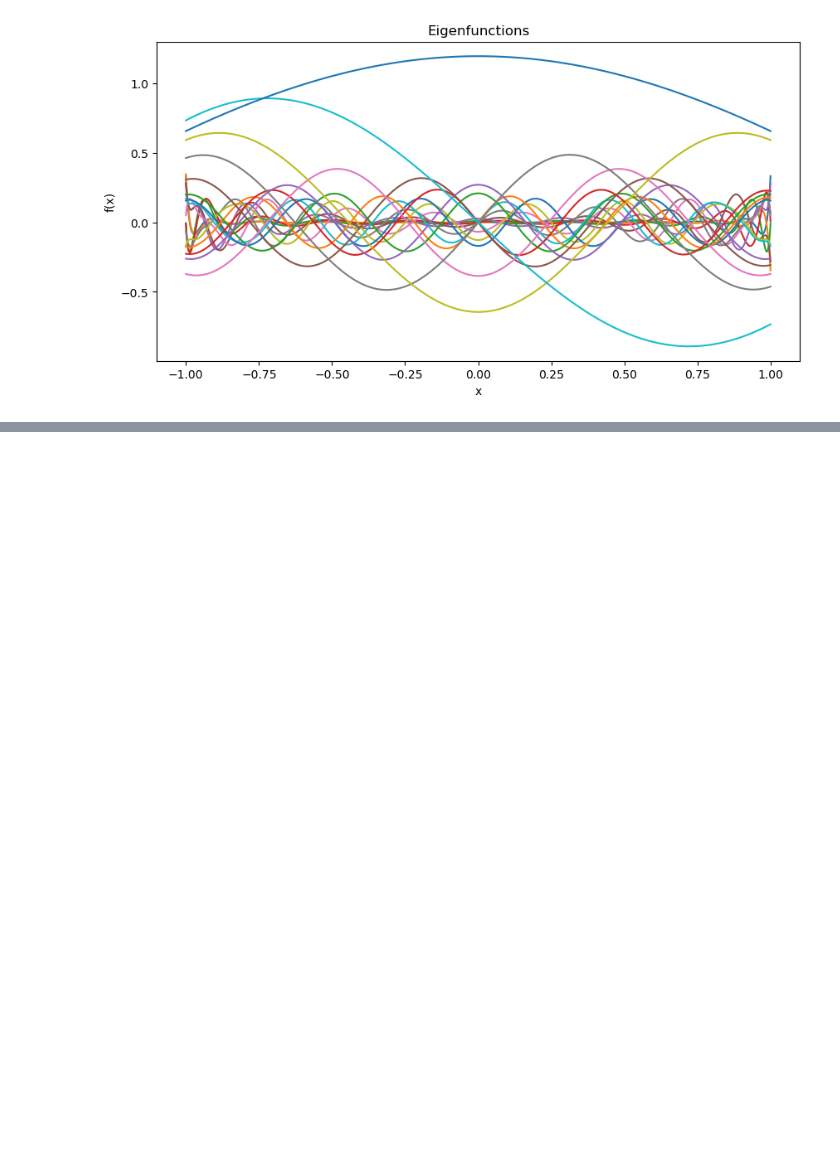
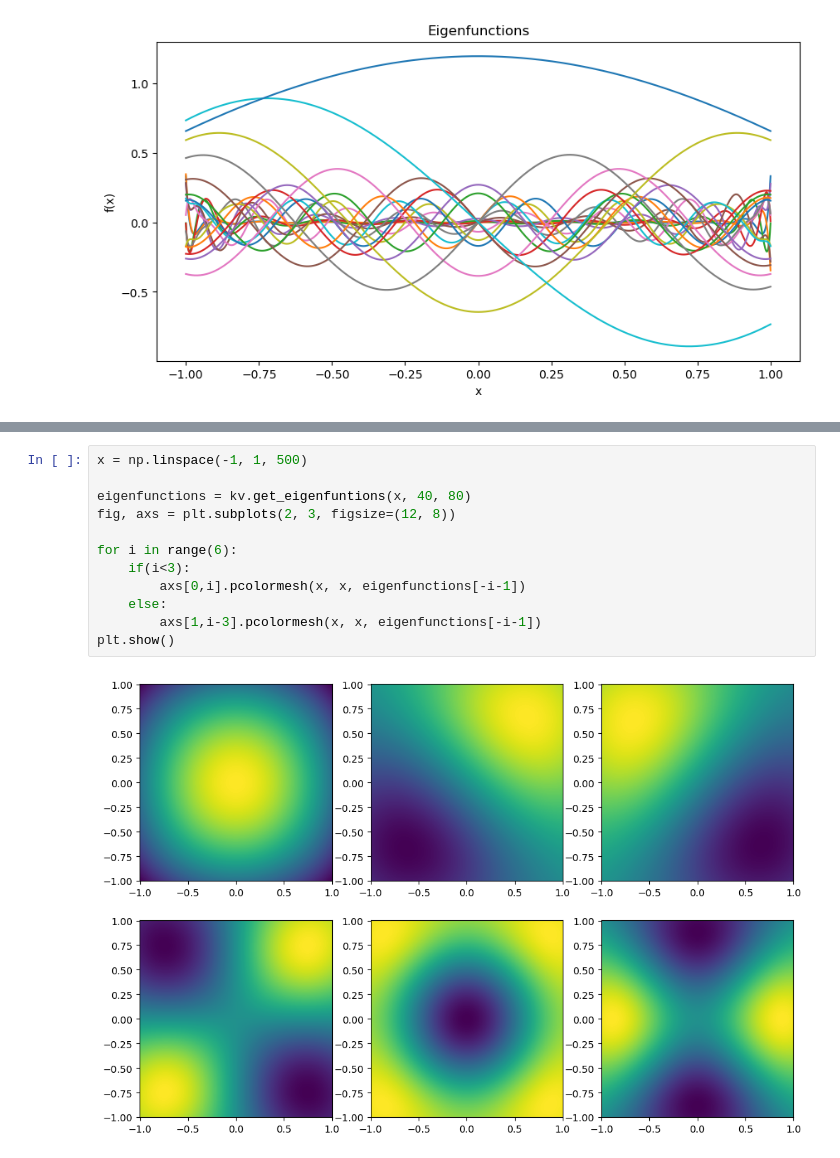
Before and after one commit to SED0280/BakalarkaCode, a Jupyter notebook: Gausova Kvadratura.ipynb, the cells around one changed output, grey strips where cells are left out. Cells and saved outputs as stored; diff of their text form; blank space fills up the shorter version.

```diff
--- a/Gausova Kvadratura.ipynb
+++ b/Gausova Kvadratura.ipynb
@@ -546,0 +537,14 @@ plt.show()
+# %%
+x = np.linspace(-1, 1, 500)
+
+eigenfunctions = kv.get_eigenfuntions(x, 40, 80)
+fig, axs = plt.subplots(2, 3, figsize=(12, 8))
+
+for i in range(6):
+    if(i<3):
+        axs[0,i].pcolormesh(x, x, eigenfunctions[-i-1])
+    else:
+        axs[1,i-3].pcolormesh(x, x, eigenfunctions[-i-1])
+plt.show()
+# %% [output]
+[figure, added]
```
Also changed, not shown: parts of 15 cells of this notebook, 1 other file.
